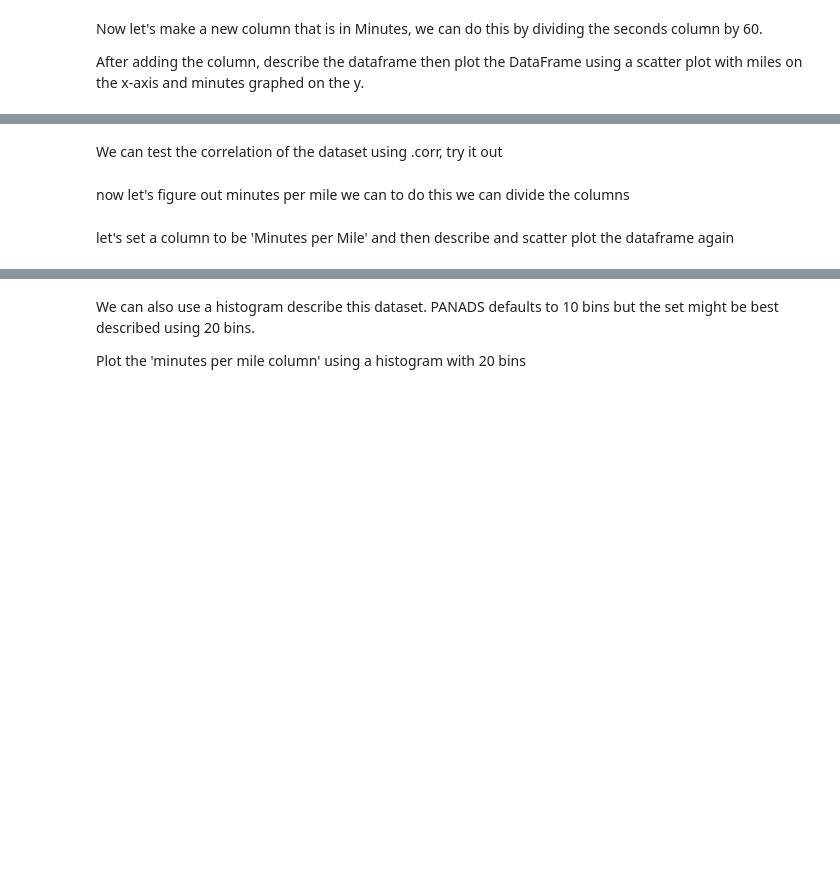
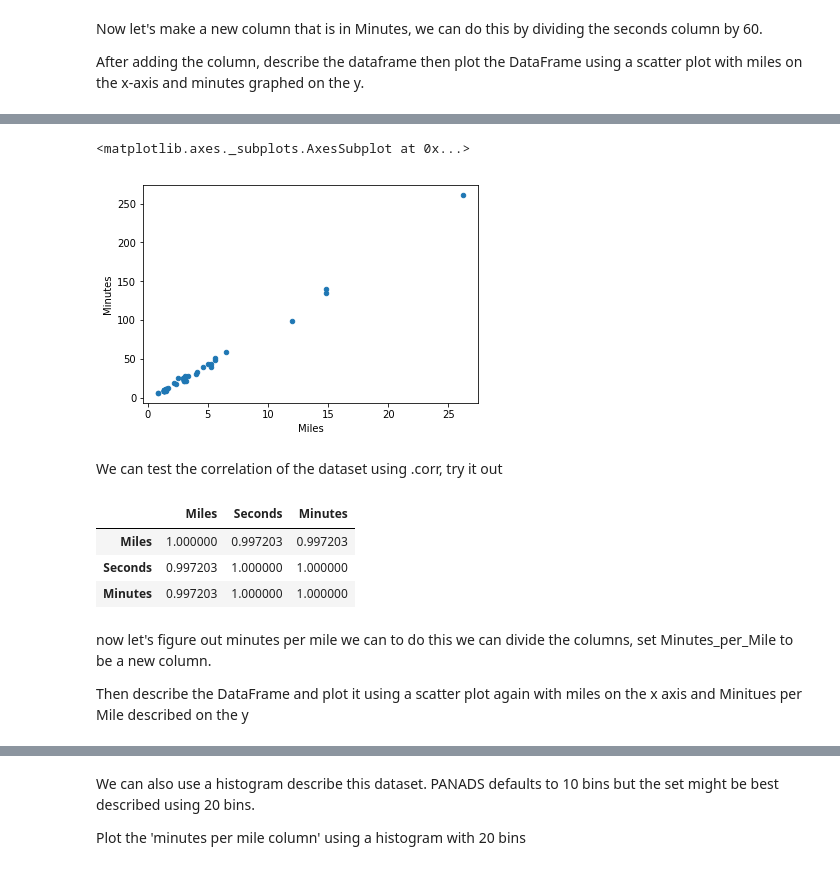
Before and after one commit to ContextLab/CDL-tutorials, a Jupyter notebook: Tutorial 2 - walkthrough.ipynb, the cells around one changed output, grey strips where cells are left out. Saved outputs shown, nothing was run; the diff lists cells and outputs as text; code cells hidden in the pictures; blank space fills up the shorter version.

```diff
--- a/Tutorial 2 - walkthrough.ipynb
+++ b/Tutorial 2 - walkthrough.ipynb
@@ -37,2 +104,5 @@ hints:
 # %% [markdown]
 Great! Now let's add that calculation to as a column to our dataframe and print out the first 15 values to make sure it is working
+# %%
+df['Seconds']=df.Time.map(get_total_seconds)
+df.head(15)
@@ -44,3 +158,5 @@ as you can tell the np.NaN's were simply ignored, this is really useful and bett
 Now let's make a new column that is in Minutes, we can do this by dividing the seconds column by 60.
 
 After adding the column, describe the dataframe then plot the DataFrame using a scatter plot with miles on the x-axis and minutes graphed on the y.
+# %%
+df['Minutes']=df['Seconds']/60
@@ -47,6 +175,18 @@ After adding the column, describe the dataframe then plot the DataFrame using a
+# %%
+df.plot(x='Miles', y='Minutes', kind='scatter')
+# %% [output]
+<matplotlib.axes._subplots.AxesSubplot at 0x...>
+[figure, added]
 # %% [markdown]
 We can test the correlation of the dataset using .corr, try it out
+# %%
+df.corr()
+# %% [output]
+|  | Miles | Seconds | Minutes |
+| Miles | 1.000000 | 0.997203 | 0.997203 |
+| Seconds | 0.997203 | 1.000000 | 1.000000 |
+| Minutes | 0.997203 | 1.000000 | 1.000000 |
 # %% [markdown]
-now let's figure out minutes per mile we can to do this we can divide the columns
+now let's figure out minutes per mile we can to do this we can divide the columns, set Minutes_per_Mile to be a new column.
+
+Then describe the DataFrame and plot it using a scatter plot again with miles on the x axis and Minitues per Mile described on the y
-# %% [markdown]
-let's set a column to be 'Minutes per Mile' and then describe and scatter plot the dataframe again
```
Also changed, not shown: parts of 22 cells of this notebook, 2 other files.
